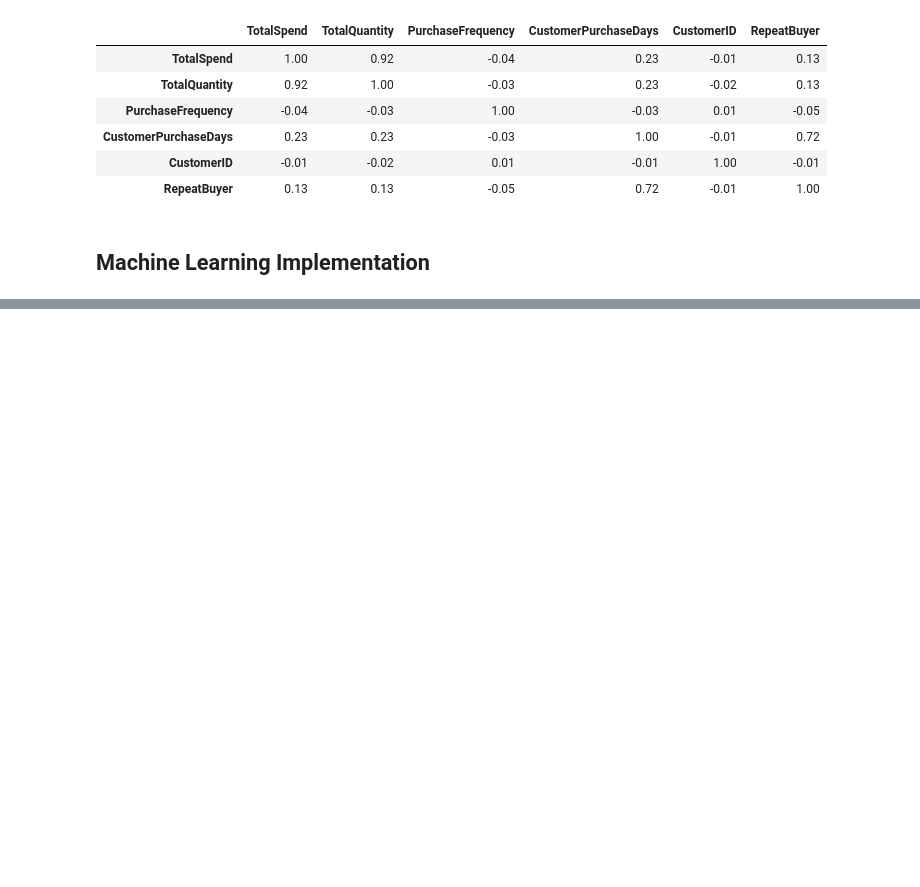
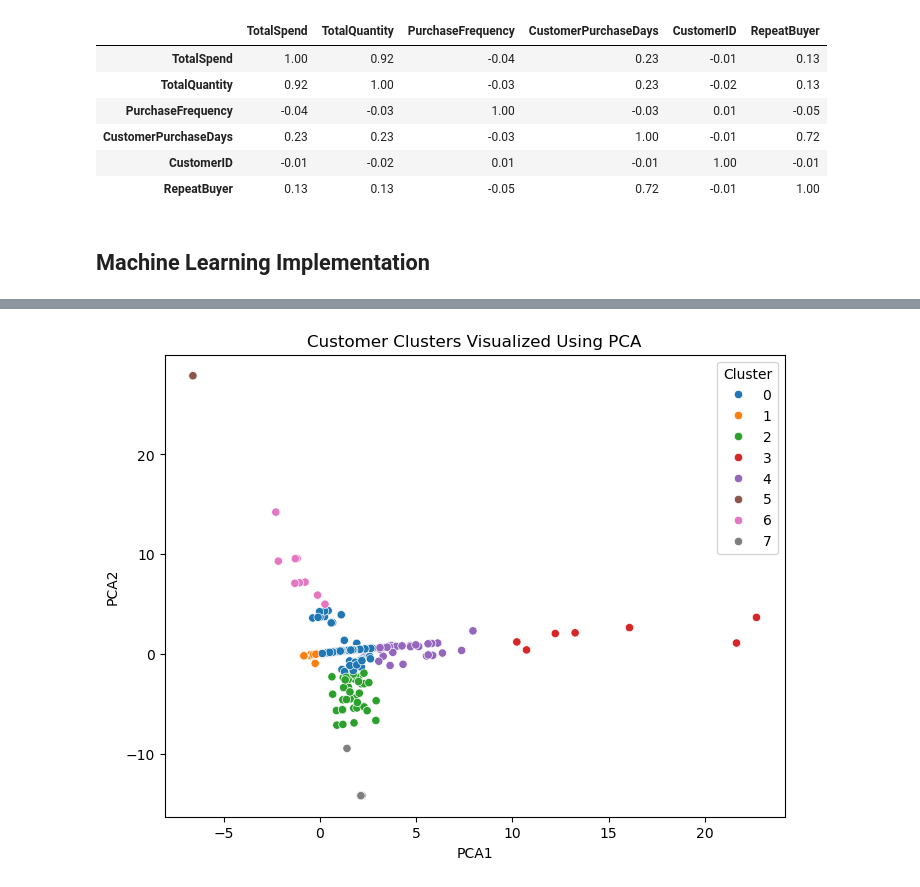
Before and after one commit to Zahid295/repeat-purchase-prediction, a Jupyter notebook: CA2_Capstone.ipynb, the cells around one changed output, grey strips where cells are left out. Saved outputs shown, nothing was run; the diff lists cells and outputs as text; code cells hidden in the pictures; blank space fills up the shorter version.

```diff
--- a/CA2_Capstone.ipynb
+++ b/CA2_Capstone.ipynb
@@ -336,0 +395,14 @@ features_for_clustering = scaled_df[['TotalSpend', 'PurchaseFrequency', 'Custome
+# %%
+# PCA transformation
+pca = PCA(n_components=2)
+components = pca.fit_transform(features_for_clustering)
+scaled_df['PCA1'] = components[:, 0]
+scaled_df['PCA2'] = components[:, 1]
+
+# Plot
+plt.figure(figsize=(8, 6))
+sns.scatterplot(data=scaled_df, x='PCA1', y='PCA2', hue='Cluster', palette='tab10')
+plt.title('Customer Clusters Visualized Using PCA')
+plt.show()
+# %% [output]
+[figure, added]
```
Also changed, not shown: parts of 5 cells of this notebook, 1 other file.
